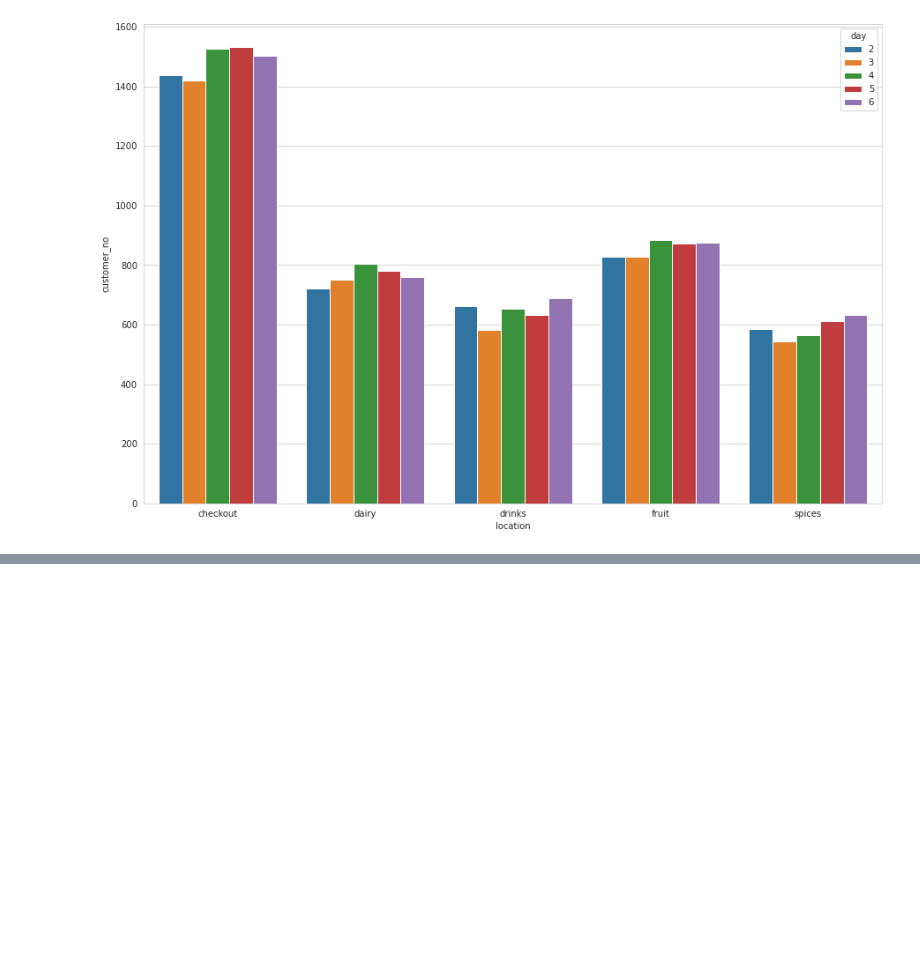
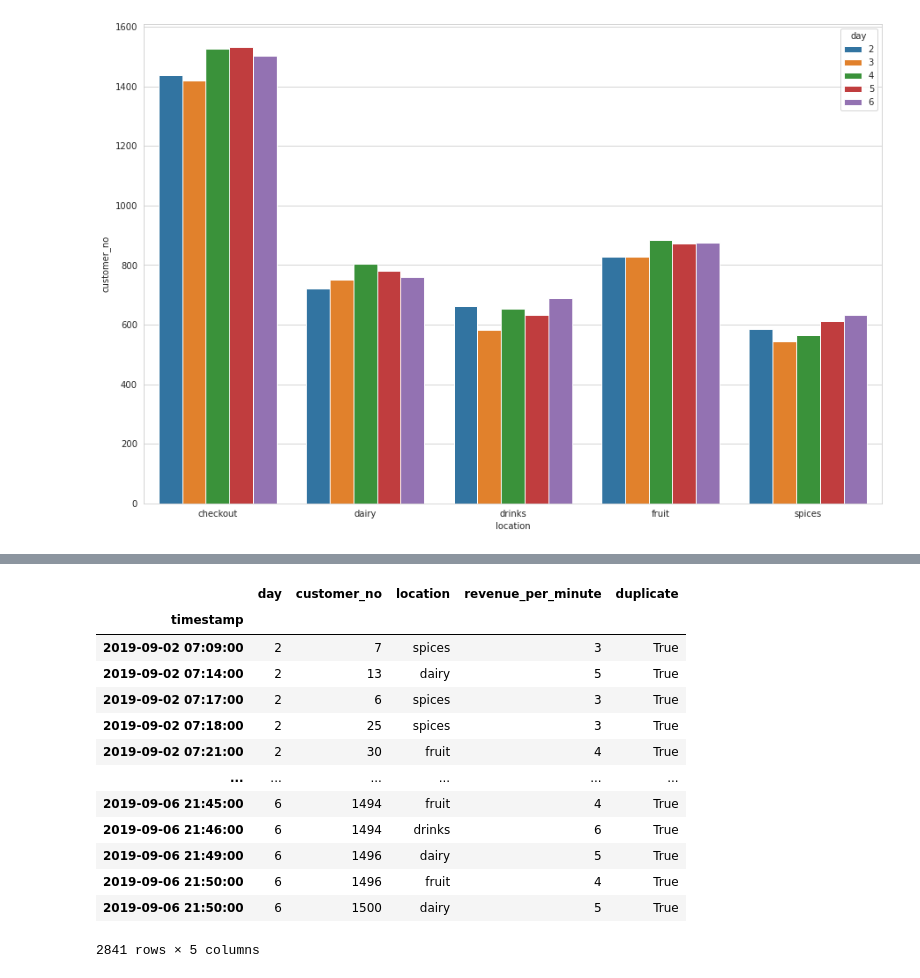
Before and after one commit to Krystana/KMP-simulation, a Jupyter notebook: data_analysis/EDA_Murat.ipynb, the cells around one changed output, grey strips where cells are left out. Saved outputs shown, nothing was run; the diff lists cells and outputs as text; code cells hidden in the pictures; blank space fills up the shorter version.

```diff
--- a/data_analysis/EDA_Murat.ipynb
+++ b/data_analysis/EDA_Murat.ipynb
@@ -96,3 +95,10 @@ plt.figure(figsize=(15, 10))
 sns.barplot(data = grouped_df, x="location", y = "customer_no", hue="day");
 # %% [output]
 [figure]
+# %%
+duplicate_index = df.duplicated()
+# duplicate_index.value_counts()
+# False    21671
+# True      3206
+df['duplicate'] = duplicate_index
+df.head()
@@ -98,0 +113,19 @@ sns.barplot(data = grouped_df, x="location", y = "customer_no", hue="day");
+# %%
+df_gb_dp_cu = df.groupby(['duplicate']).get_group(True)
+df_gb_dp_cu = df_gb_dp_cu.groupby(['customer_no'])
+df_gb_dp_cu.head() # 2841 rows × 5 columns
+# %% [output]
+|  | day | customer_no | location | revenue_per_minute | duplicate |
+| timestamp |  |  |  |  |  |
+| 2019-09-02 07:09:00 | 2 | 7 | spices | 3 | True |
+| 2019-09-02 07:14:00 | 2 | 13 | dairy | 5 | True |
+| 2019-09-02 07:17:00 | 2 | 6 | spices | 3 | True |
+| 2019-09-02 07:18:00 | 2 | 25 | spices | 3 | True |
+| 2019-09-02 07:21:00 | 2 | 30 | fruit | 4 | True |
+| ... | ... | ... | ... | ... | ... |
+| 2019-09-06 21:45:00 | 6 | 1494 | fruit | 4 | True |
+| 2019-09-06 21:46:00 | 6 | 1494 | drinks | 6 | True |
+| 2019-09-06 21:49:00 | 6 | 1496 | dairy | 5 | True |
+| 2019-09-06 21:50:00 | 6 | 1496 | fruit | 4 | True |
+| 2019-09-06 21:50:00 | 6 | 1500 | dairy | 5 | True |
+2841 rows × 5 columns
```
Also changed, not shown: parts of 2 cells of this notebook.
